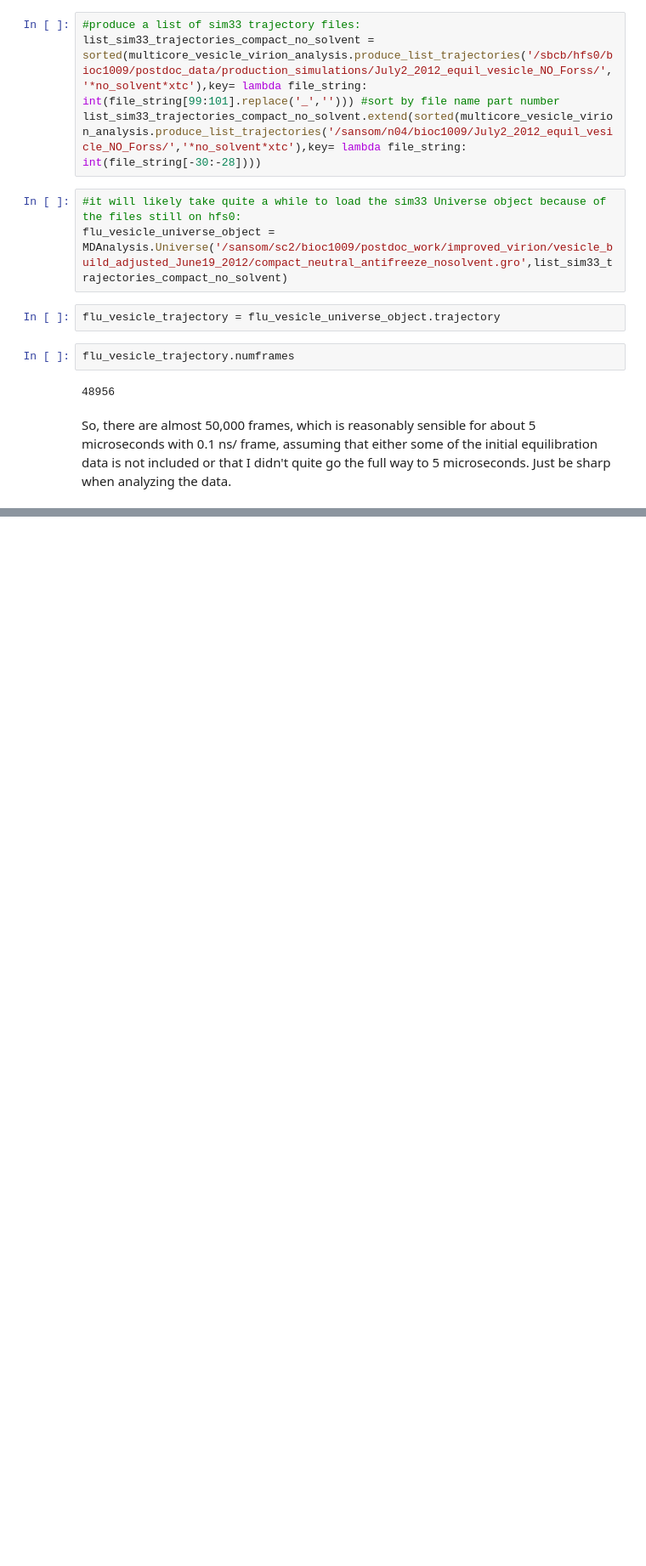
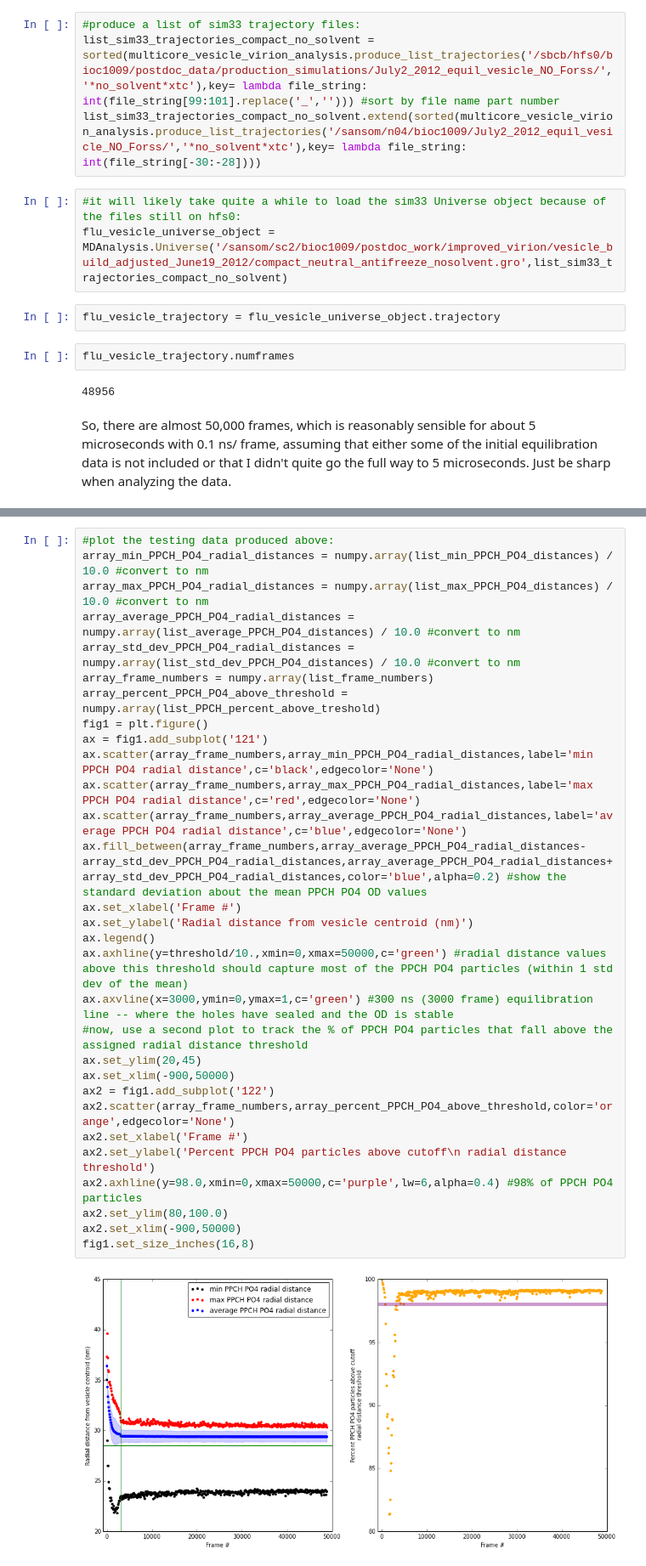
Before and after one commit to tylerjereddy/viral_voronoi_analysis, a Jupyter notebook: spherical_Voronoi_virus_analysis.ipynb, the cells around one changed output, grey strips where cells are left out. Shown at 85% size. Drawn from its saved outputs; the diff is of its cells as text; blank space fills up the shorter version.

Commit message:
-spherical_Voronoi_virus_analysis.ipynb: -working on early stages of spherical Voronoi analysis of flu vesicle simulation -initial testing work for PPCH PO4 particles

```diff
--- a/spherical_Voronoi_virus_analysis.ipynb
+++ b/spherical_Voronoi_virus_analysis.ipynb
@@ -36,0 +87,32 @@ So, there are almost 50,000 frames, which is reasonably sensible for about 5 mic
+# %%
+#plot the testing data produced above:
+array_min_PPCH_PO4_radial_distances = numpy.array(list_min_PPCH_PO4_distances) / 10.0 #convert to nm
+array_max_PPCH_PO4_radial_distances = numpy.array(list_max_PPCH_PO4_distances) / 10.0 #convert to nm
+array_average_PPCH_PO4_radial_distances = numpy.array(list_average_PPCH_PO4_distances) / 10.0 #convert to nm
+array_std_dev_PPCH_PO4_radial_distances = numpy.array(list_std_dev_PPCH_PO4_distances) / 10.0 #convert to nm
+array_frame_numbers = numpy.array(list_frame_numbers)
+array_percent_PPCH_PO4_above_threshold = numpy.array(list_PPCH_percent_above_treshold)
+fig1 = plt.figure()
+ax = fig1.add_subplot('121')
+ax.scatter(array_frame_numbers,array_min_PPCH_PO4_radial_distances,label='min PPCH PO4 radial distance',c='black',edgecolor='None')
+ax.scatter(array_frame_numbers,array_max_PPCH_PO4_radial_distances,label='max PPCH PO4 radial distance',c='red',edgecolor='None')
+ax.scatter(array_frame_numbers,array_average_PPCH_PO4_radial_distances,label='average PPCH PO4 radial distance',c='blue',edgecolor='None')
+ax.fill_between(array_frame_numbers,array_average_PPCH_PO4_radial_distances-array_std_dev_PPCH_PO4_radial_distances,array_average_PPCH_PO4_radial_distances+array_std_dev_PPCH_PO4_radial_distances,color='blue',alpha=0.2) #show the standard deviation about the mean PPCH PO4 OD values
+ax.set_xlabel('Frame #')
+ax.set_ylabel('Radial distance from vesicle centroid (nm)')
+ax.legend()
+ax.axhline(y=threshold/10.,xmin=0,xmax=50000,c='green') #radial distance values above this threshold should capture most of the PPCH PO4 particles (within 1 std dev of the mean)
+ax.axvline(x=3000,ymin=0,ymax=1,c='green') #300 ns (3000 frame) equilibration line -- where the holes have sealed and the OD is stable
+#now, use a second plot to track the % of PPCH PO4 particles that fall above the assigned radial distance threshold
+ax.set_ylim(20,45)
+ax.set_xlim(-900,50000)
+ax2 = fig1.add_subplot('122')
+ax2.scatter(array_frame_numbers,array_percent_PPCH_PO4_above_threshold,color='orange',edgecolor='None')
+ax2.set_xlabel('Frame #')
+ax2.set_ylabel('Percent PPCH PO4 particles above cutoff\n radial distance threshold')
+ax2.axhline(y=98.0,xmin=0,xmax=50000,c='purple',lw=6,alpha=0.4) #98% of PPCH PO4 particles
+ax2.set_ylim(80,100.0)
+ax2.set_xlim(-900,50000)
+fig1.set_size_inches(16,8)
+# %% [output]
+[figure, added]
```
Also changed, not shown: parts of 2 cells of this notebook.
